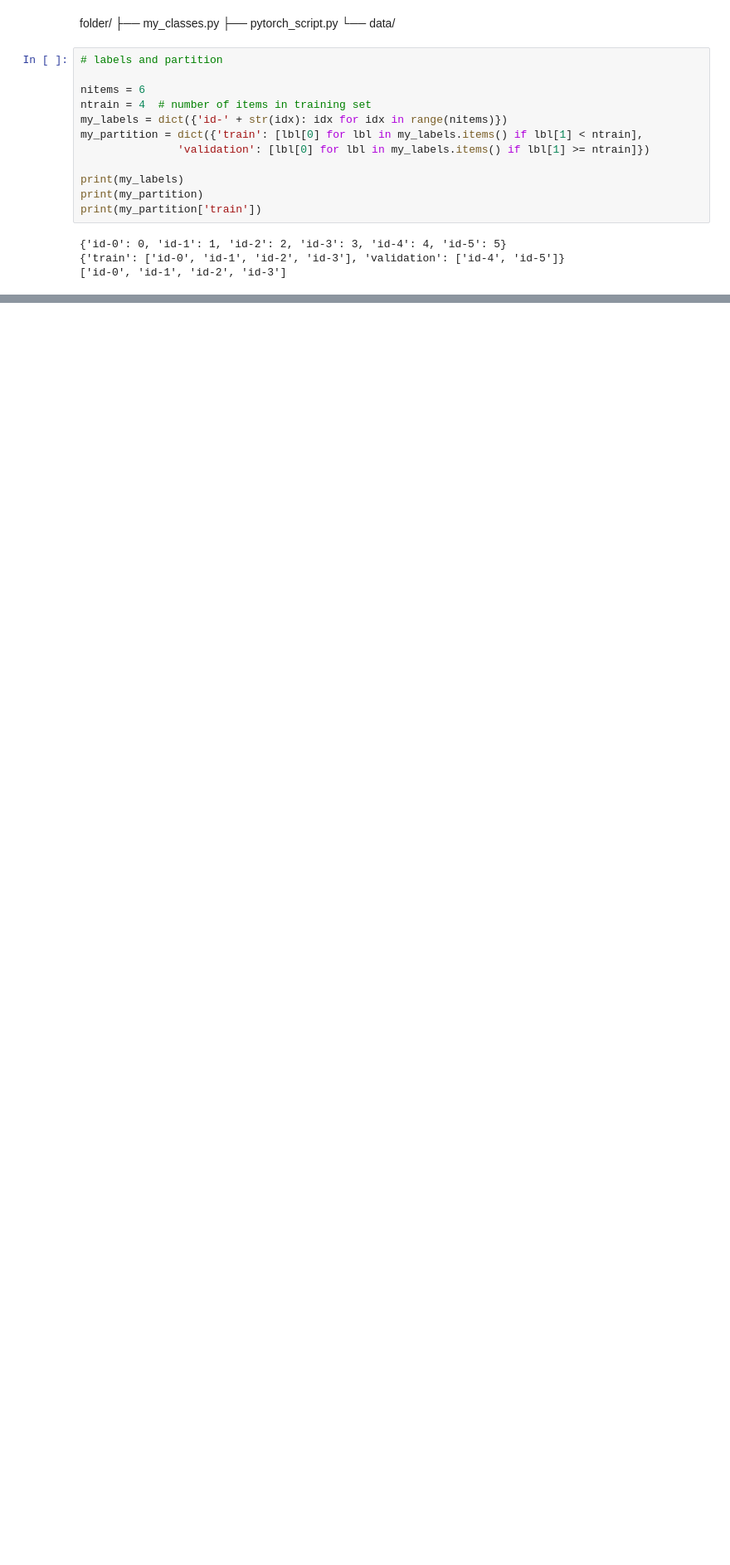
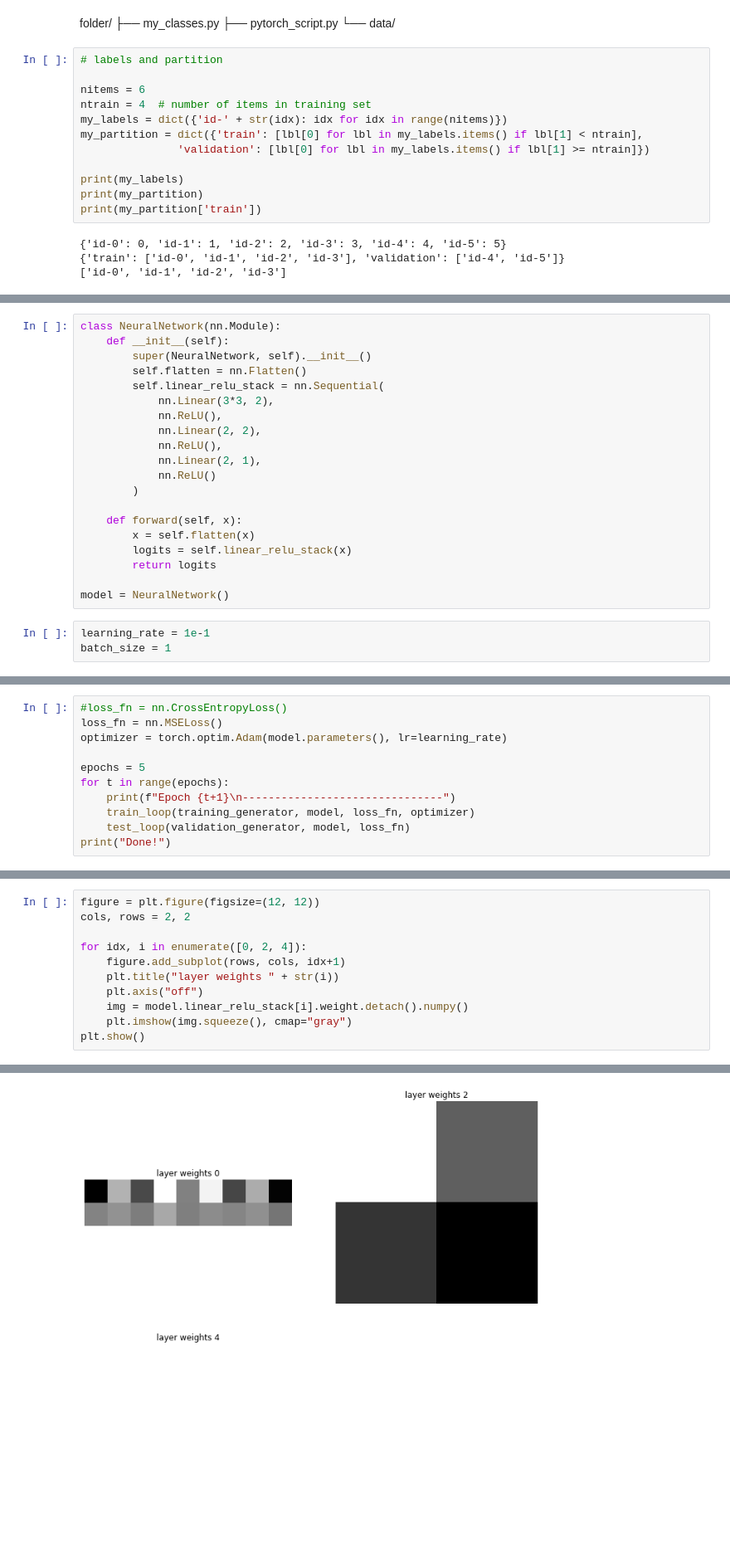
Before and after one commit to Unilmalas/TextAI, a Jupyter notebook: snippets 45.ipynb, the cells around one changed output, grey strips where cells are left out. Shown at 83% size. Drawn from its saved outputs; the diff is of its cells as text; blank space fills up the shorter version.

```diff
--- a/snippets 45.ipynb
+++ b/snippets 45.ipynb
@@ -675,0 +668,23 @@ tensor([[[1, 0, 0],
+# %%
+class NeuralNetwork(nn.Module):
+    def __init__(self):
+        super(NeuralNetwork, self).__init__()
+        self.flatten = nn.Flatten()
+        self.linear_relu_stack = nn.Sequential(
+            nn.Linear(3*3, 2),
+            nn.ReLU(),
+            nn.Linear(2, 2),
+            nn.ReLU(),
+            nn.Linear(2, 1),
+            nn.ReLU()
+        )
+
+    def forward(self, x):
+        x = self.flatten(x)
+        logits = self.linear_relu_stack(x)
+        return logits
+
+model = NeuralNetwork()
+# %%
+learning_rate = 1e-1
+batch_size = 1
@@ -675,0 +729,11 @@ tensor([[[1, 0, 0],
+# %%
+#loss_fn = nn.CrossEntropyLoss()
+loss_fn = nn.MSELoss()
+optimizer = torch.optim.Adam(model.parameters(), lr=learning_rate)
+
+epochs = 5
+for t in range(epochs):
+    print(f"Epoch {t+1}\n-------------------------------")
+    train_loop(training_generator, model, loss_fn, optimizer)
+    test_loop(validation_generator, model, loss_fn)
+print("Done!")
@@ -675,0 +783,12 @@ tensor([[[1, 0, 0],
+# %%
+figure = plt.figure(figsize=(12, 12))
+cols, rows = 2, 2
+
+for idx, i in enumerate([0, 2, 4]):
+    figure.add_subplot(rows, cols, idx+1)
+    plt.title("layer weights " + str(i))
+    plt.axis("off")
+    img = model.linear_relu_stack[i].weight.detach().numpy()
+    plt.imshow(img.squeeze(), cmap="gray")
+plt.show()
+# %% [output]
@@ -675,0 +796 @@ tensor([[[1, 0, 0],
+[figure, added]
```
Also changed, not shown: parts of 10 cells of this notebook.
